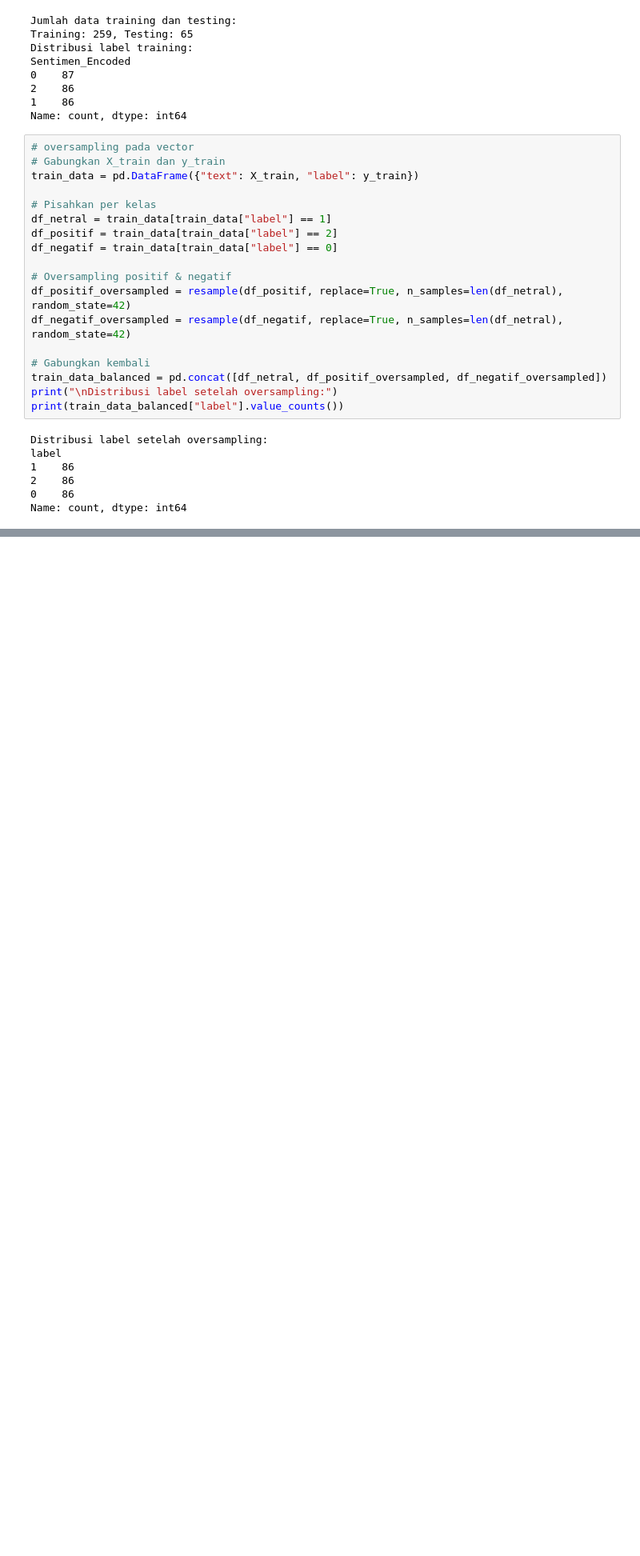
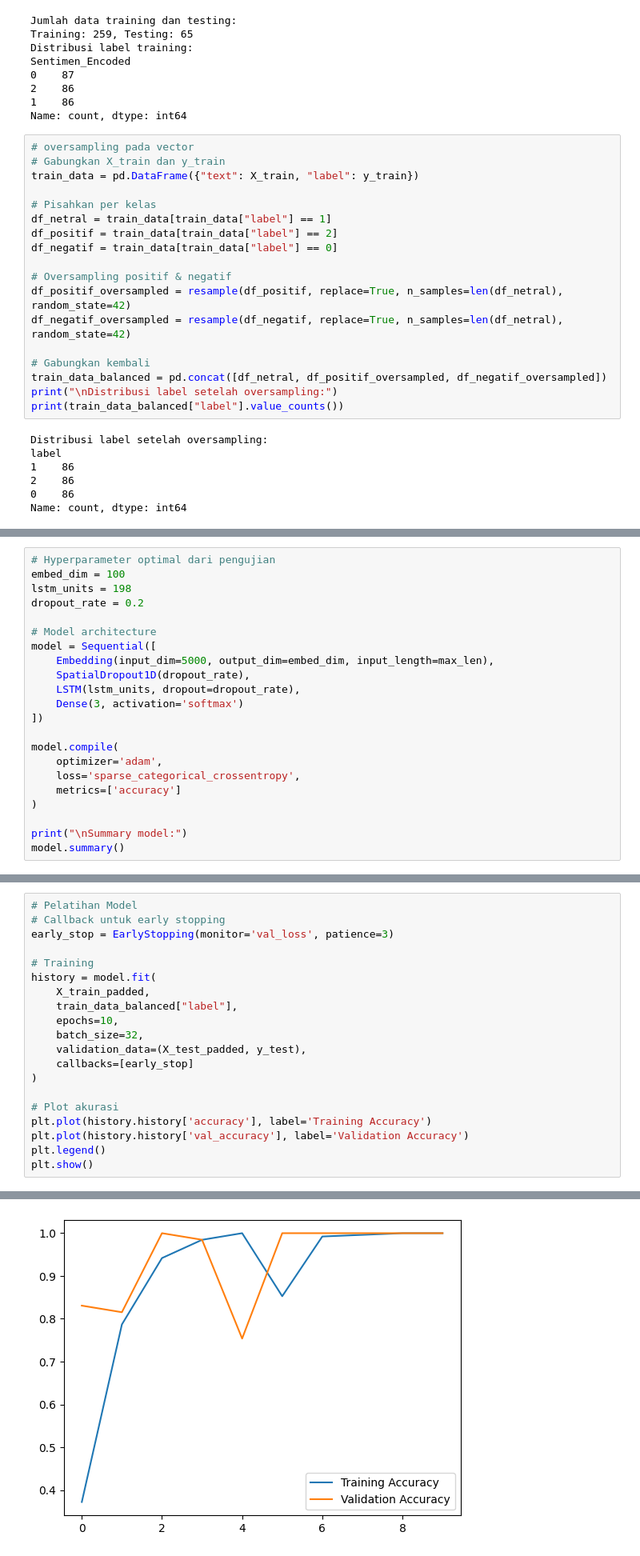
Before and after one commit to AslamMardin11/tesis-absa, a Jupyter notebook: ABSA-sentiment-pesantren.ipynb, the cells around one changed output, grey strips where cells are left out. Shown at 80% size. Drawn from its saved outputs; the diff is of its cells as text; blank space fills up the shorter version.

```diff
--- a/ABSA-sentiment-pesantren.ipynb
+++ b/ABSA-sentiment-pesantren.ipynb
@@ -138,0 +164,22 @@ Name: count, dtype: int64
+# %%
+# Hyperparameter optimal dari pengujian
+embed_dim = 100
+lstm_units = 198
+dropout_rate = 0.2
+
+# Model architecture
+model = Sequential([
+    Embedding(input_dim=5000, output_dim=embed_dim, input_length=max_len),
+    SpatialDropout1D(dropout_rate),
+    LSTM(lstm_units, dropout=dropout_rate),
+    Dense(3, activation='softmax')
+])
+
+model.compile(
+    optimizer='adam',
+    loss='sparse_categorical_crossentropy',
+    metrics=['accuracy']
+)
+
+print("\nSummary model:")
+model.summary()
@@ -138,0 +204,21 @@ Name: count, dtype: int64
+# %%
+# Pelatihan Model
+# Callback untuk early stopping
+early_stop = EarlyStopping(monitor='val_loss', patience=3)
+
+# Training
+history = model.fit(
+    X_train_padded,
+    train_data_balanced["label"],
+    epochs=10,
+    batch_size=32,
+    validation_data=(X_test_padded, y_test),
+    callbacks=[early_stop]
+)
+
+# Plot akurasi
+plt.plot(history.history['accuracy'], label='Training Accuracy')
+plt.plot(history.history['val_accuracy'], label='Validation Accuracy')
+plt.legend()
+plt.show()
+# %% [output]
@@ -138,0 +245 @@ Name: count, dtype: int64
+[figure, added]
```
Also changed, not shown: parts of 5 cells of this notebook, 2 other files.
